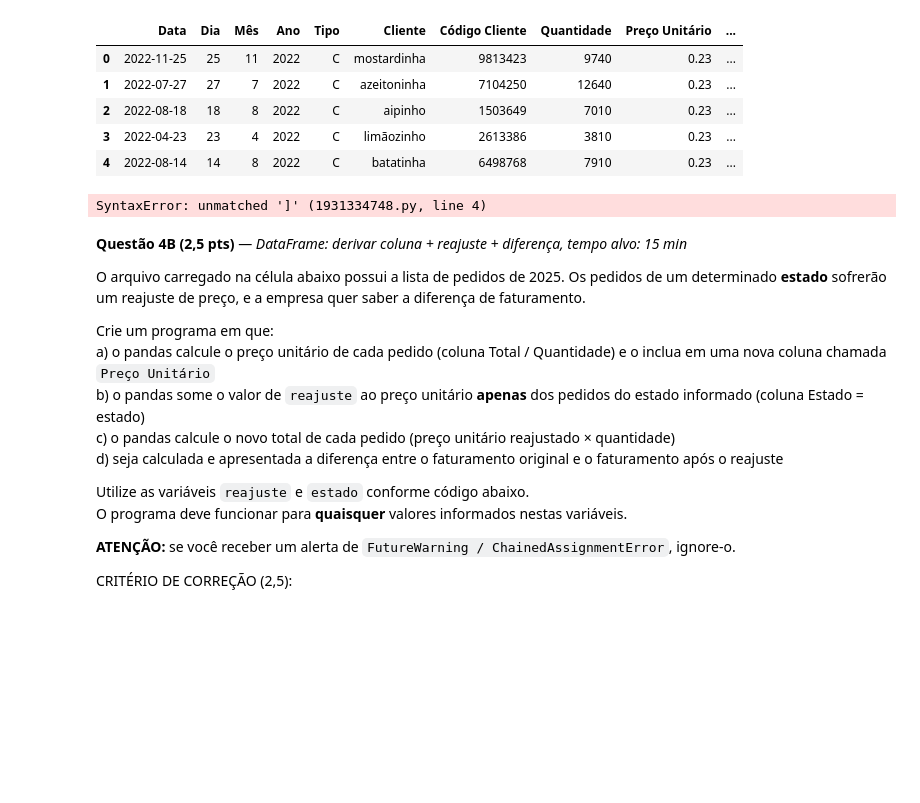
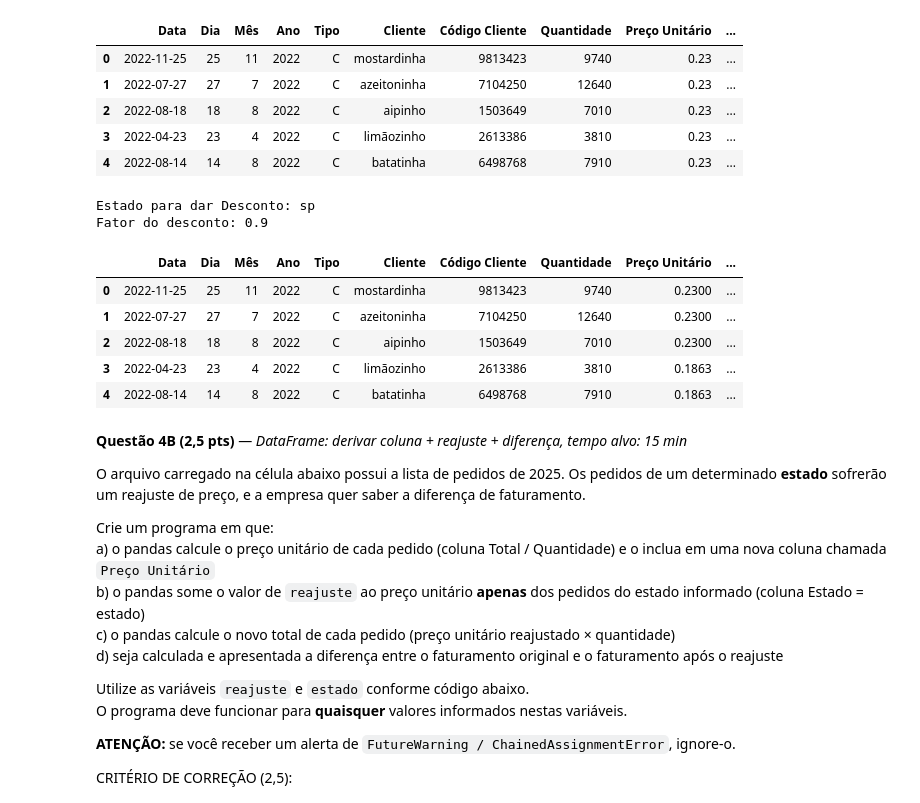
Before and after one commit to ArthurMalucelli/fgv-vault, a Jupyter notebook: Programacao/Aulas/06.09/SimuladoFinalCompleto.ipynb, the cells around one changed output. Saved outputs shown, nothing was run; the diff lists cells and outputs as text; code cells hidden in the pictures; blank space fills up the shorter version.

```diff
--- a/Programacao/Aulas/06.09/SimuladoFinalCompleto.ipynb
+++ b/Programacao/Aulas/06.09/SimuladoFinalCompleto.ipynb
@@ -242,11 +240,22 @@ pacoca.head()
 | 4 | 2022-08-14 | 14 | 8 | 2022 | C | batatinha | 6498768 | 7910 | 0.23 | ... |
 # %%
 estado = input("Estado para dar Desconto:")
-fator = int(input("Fator do desconto:"))
-
-pacoca.loc[pacoca"Estado"]==[estado], "Preço Unitario"] *= fator
+estado = estado.upper()
+fator = float(input("Fator do desconto:"))
+pacoca.loc[pacoca["Estado"]==estado, "Preço Unitário"] *= fator
+pacoca.df = pacoc
 # %% [output]
-SyntaxError: unmatched ']' (1931334748.py, line 4)
+Estado para dar Desconto: sp
+Fator do desconto: 0.9
+# %%
+pacoca.head()
+# %% [output]
+|  | Data | Dia | Mês | Ano | Tipo | Cliente | Código Cliente | Quantidade | Preço Unitário | ... |
+| 0 | 2022-11-25 | 25 | 11 | 2022 | C | mostardinha | 9813423 | 9740 | 0.2300 | ... |
+| 1 | 2022-07-27 | 27 | 7 | 2022 | C | azeitoninha | 7104250 | 12640 | 0.2300 | ... |
+| 2 | 2022-08-18 | 18 | 8 | 2022 | C | aipinho | 1503649 | 7010 | 0.2300 | ... |
+| 3 | 2022-04-23 | 23 | 4 | 2022 | C | limãozinho | 2613386 | 3810 | 0.1863 | ... |
+| 4 | 2022-08-14 | 14 | 8 | 2022 | C | batatinha | 6498768 | 7910 | 0.1863 | ... |
 # %% [markdown]
 **Questão 4B (2,5 pts)** — *DataFrame: derivar coluna + reajuste + diferença, tempo alvo: 15 min*
 
```
Also changed, not shown: parts of 1 cell of this notebook.
